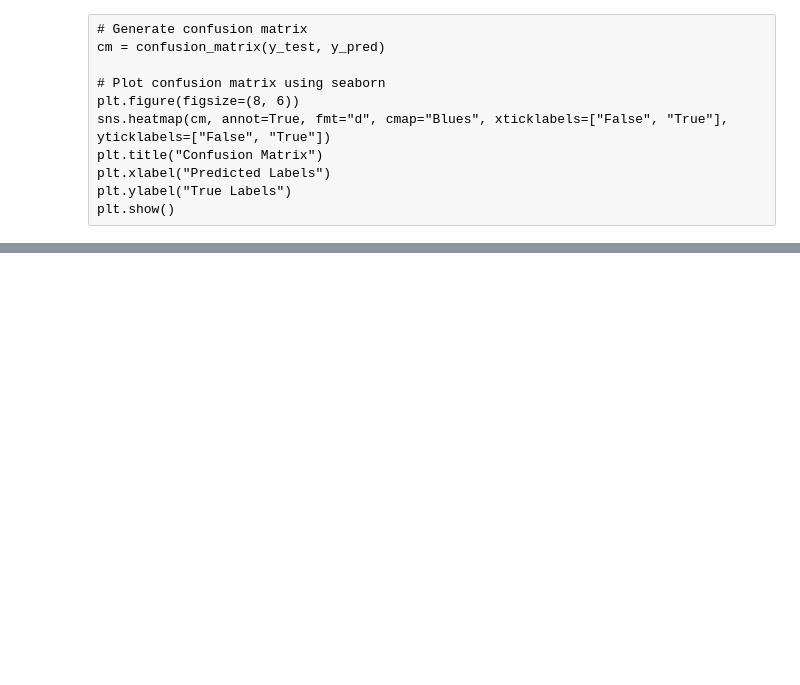
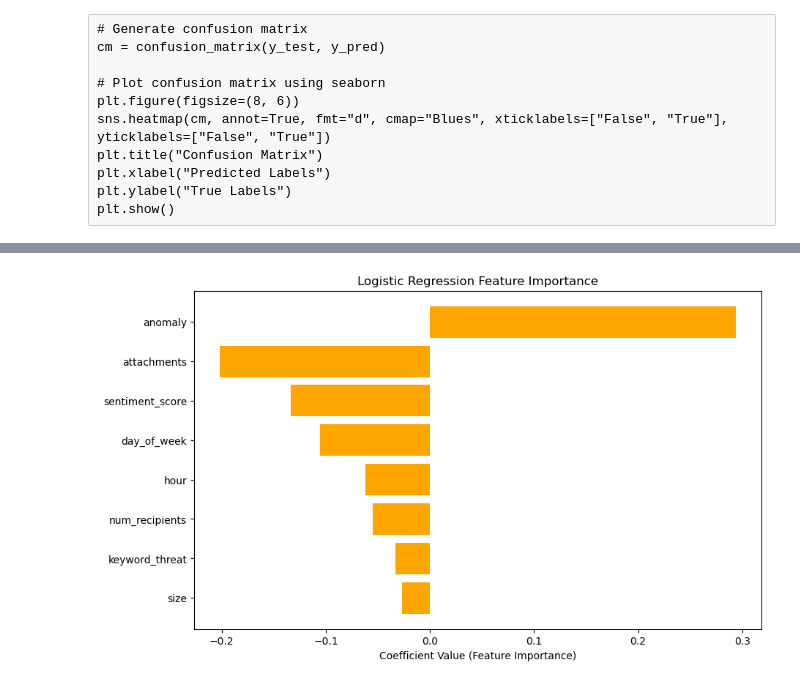
Before and after one commit to keljinda/Capstone_projects, a Jupyter notebook: code/3-Model.ipynb, the cells around one changed output, grey strips where cells are left out. Drawn from its saved outputs; the diff is of its cells as text; code cells hidden in the pictures; blank space fills up the shorter version.

```diff
--- a/code/3-Model.ipynb
+++ b/code/3-Model.ipynb
@@ -482,23 +561,29 @@ best_model = grid_search.best_estimator_
 # %%
 X_train, X_test, y_train, y_test = train_test_split(X_feature, y, test_size=0.2, random_state=42, stratify=y)
 
-# Apply SMOTE to the training data
+
 smote = SMOTE(random_state=42)
 X_train_resampled, y_train_resampled = smote.fit_resample(X_train, y_train)
 
-# Train the Random Forest model
-rf_model = RandomForestClassifier(
-    n_estimators=100,
-    max_depth=10,
-    min_samples_split=10,
-    min_samples_leaf=4,
+# Scale the data
+scaler = StandardScaler()
+X_train_scaled = scaler.fit_transform(X_train_resampled)
+X_test_scaled = scaler.transform(X_test)
+
+# Train the Logistic Regression model
+logreg_model = LogisticRegression(
+    solver='saga',
+    C=1,
+    max_iter=5000,
     class_weight='balanced',
+    l1_ratio=0.1,  # Only valid with penalty='elasticnet'
+    penalty='elasticnet',
     random_state=42
 )
-rf_model.fit(X_train_resampled, y_train_resampled)
+logreg_model.fit(X_train_scaled, y_train_resampled)
 
 # Make predictions
-y_pred = rf_model.predict(X_test)
+y_pred = logreg_model.predict(X_test_scaled)
 
 # Evaluate the model
 print("Confusion Matrix:")
@@ -554,16 +611,20 @@ print("\nROC AUC Score:", roc_auc_score(y_test, y_prob))
 # %%
-# Get feature importances
-feature_importances = rf_model.feature_importances_
-sorted_idx = np.argsort(feature_importances)[::-1]
+coefficients = logreg_model.coef_[0]  # For binary classification, take the first row (class 1)
+sorted_idx = np.argsort(np.abs(coefficients))[::-1]  # Sort by absolute value
+
+# Assuming 'features' contains the feature names (e.g., from X_train.columns)
 sorted_features = [features[i] for i in sorted_idx]
 
-# Plot
+# Plotting
 plt.figure(figsize=(10, 6))
-plt.barh(range(len(sorted_features)), feature_importances[sorted_idx], align='center')
+plt.barh(range(len(sorted_features)), coefficients[sorted_idx], align='center', color='orange')
 plt.yticks(range(len(sorted_features)), sorted_features)
 plt.gca().invert_yaxis()
-plt.xlabel('Feature Importance')
-plt.title('Random Forest Feature Importances')
+plt.xlabel('Coefficient Value (Feature Importance)')
+plt.title('Logistic Regression Feature Importance')
+plt.savefig('../img/important.png',transparent=True)
 plt.show()
+# %% [output]
+[figure, added]
 # %%
 sorted_features
```
Also changed, not shown: parts of 23 cells of this notebook, 9 other files.
